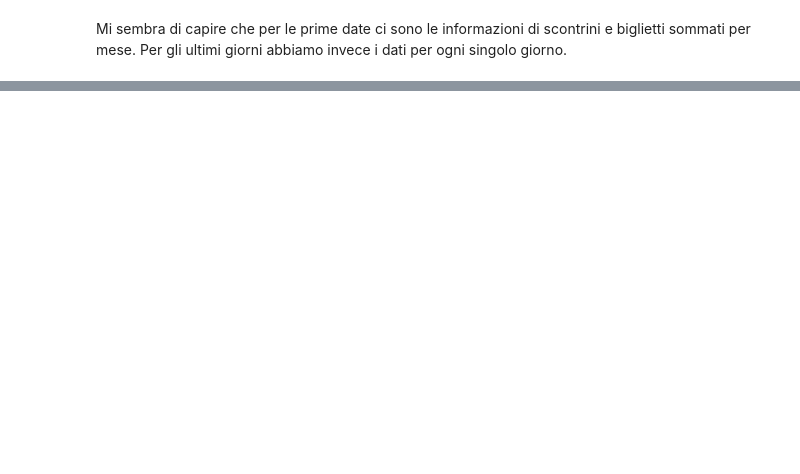
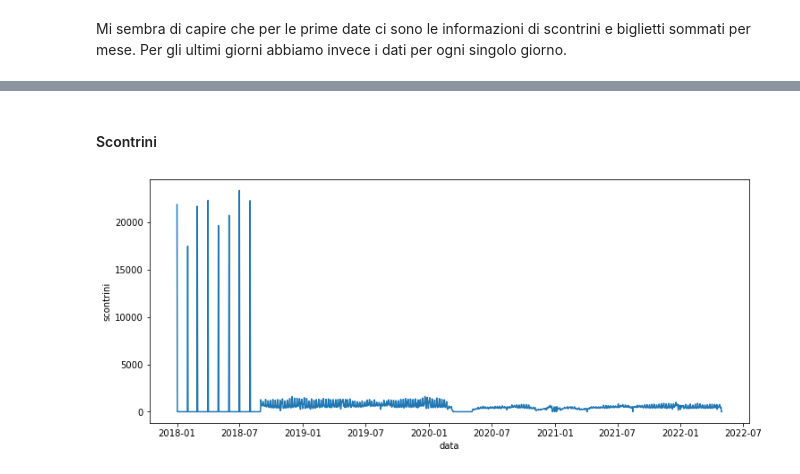
Before and after one commit to giocoal/restaurant-revenue-loss-COVID-retrospective-analysis, a Jupyter notebook: Prove.ipynb, the cells around one changed output, grey strips where cells are left out. Saved outputs shown, nothing was run; the diff lists cells and outputs as text; code cells hidden in the pictures; blank space fills up the shorter version.

```diff
--- a/Prove.ipynb
+++ b/Prove.ipynb
@@ -89,0 +120,6 @@ Mi sembra di capire che per le prime date ci sono le informazioni di scontrini e
+# %% [markdown]
+#### Scontrini
+# %%
+ax = sns.lineplot(x="data", y="scontrini", data=rist[N])
+# %% [output]
+[figure, added]
```
Also changed, not shown: parts of 20 cells of this notebook.
